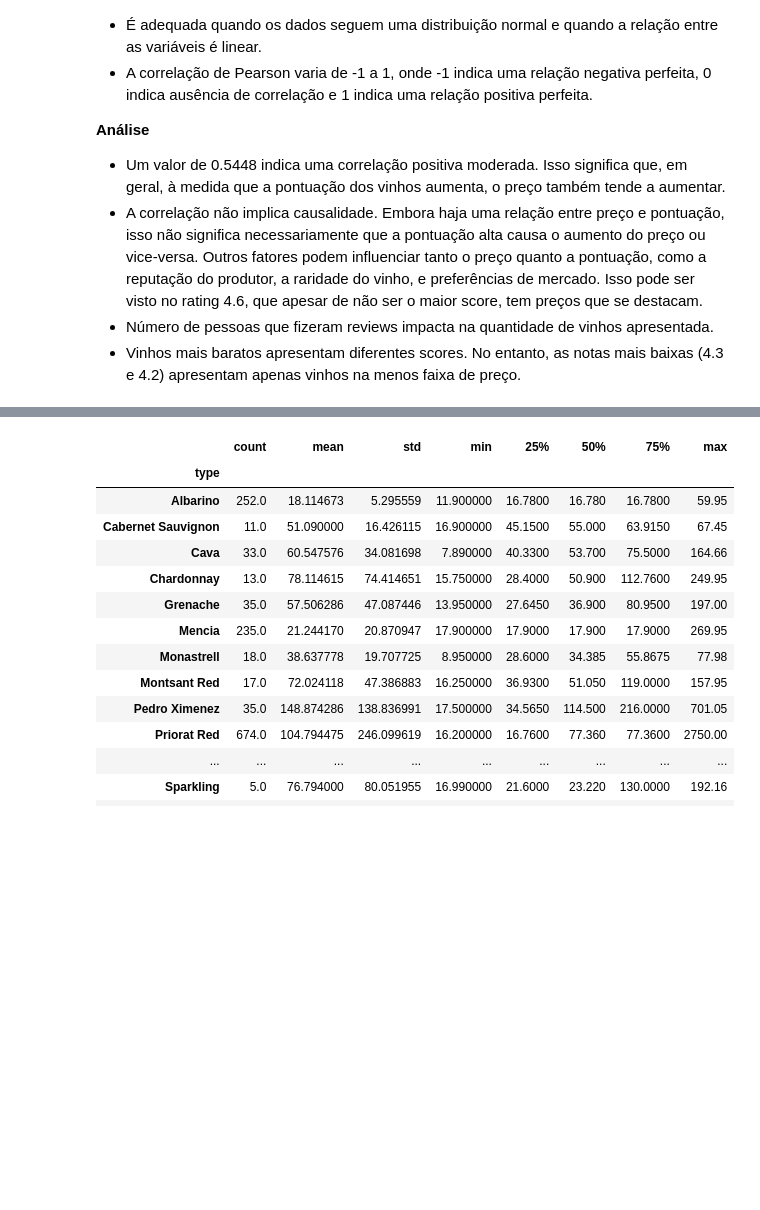
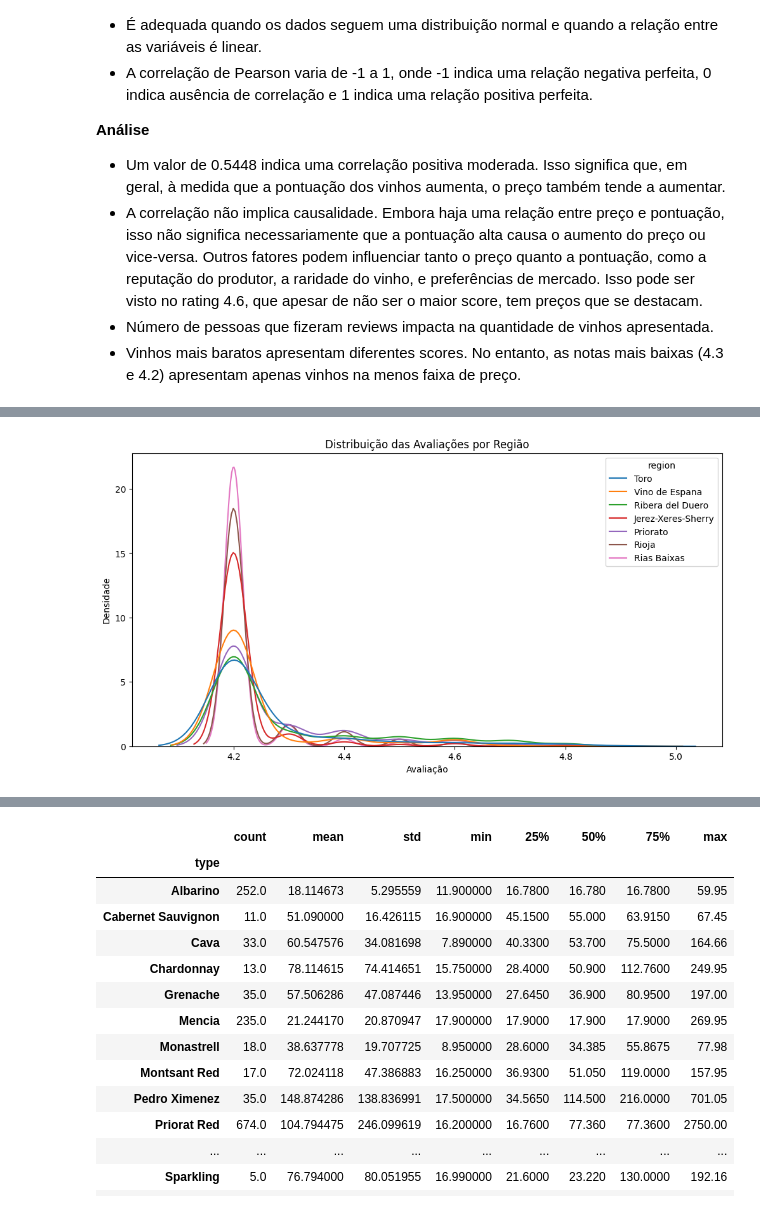
Before and after one commit to atlantico-academy/equipe3-2024.2, a Jupyter notebook: notebooks/01-exploratory_data_analysis.ipynb, the cells around one changed output, grey strips where cells are left out. Drawn from its saved outputs; the diff is of its cells as text; code cells hidden in the pictures; blank space fills up the shorter version.

```diff
--- a/notebooks/01-exploratory_data_analysis.ipynb
+++ b/notebooks/01-exploratory_data_analysis.ipynb
@@ -130,0 +144,13 @@ Correlação entre qualidade e valor: 0.5448089035020968
+# %%
+#Distribuição das avaliações por região
+top_regions = df['region'].value_counts().index[:7]
+df_top_regions = df[df['region'].isin(top_regions)]
+# %%
+plt.figure(figsize=(12, 6))
+sns.kdeplot(data=df_top_regions, x='rating', hue='region', common_norm=False)
+plt.title('Distribuição das Avaliações por Região')
+plt.xlabel('Avaliação')
+plt.ylabel('Densidade')
+plt.show()
+# %% [output]
+[figure, added]
```
Also changed, not shown: parts of 35 cells of this notebook, 2 other files.
